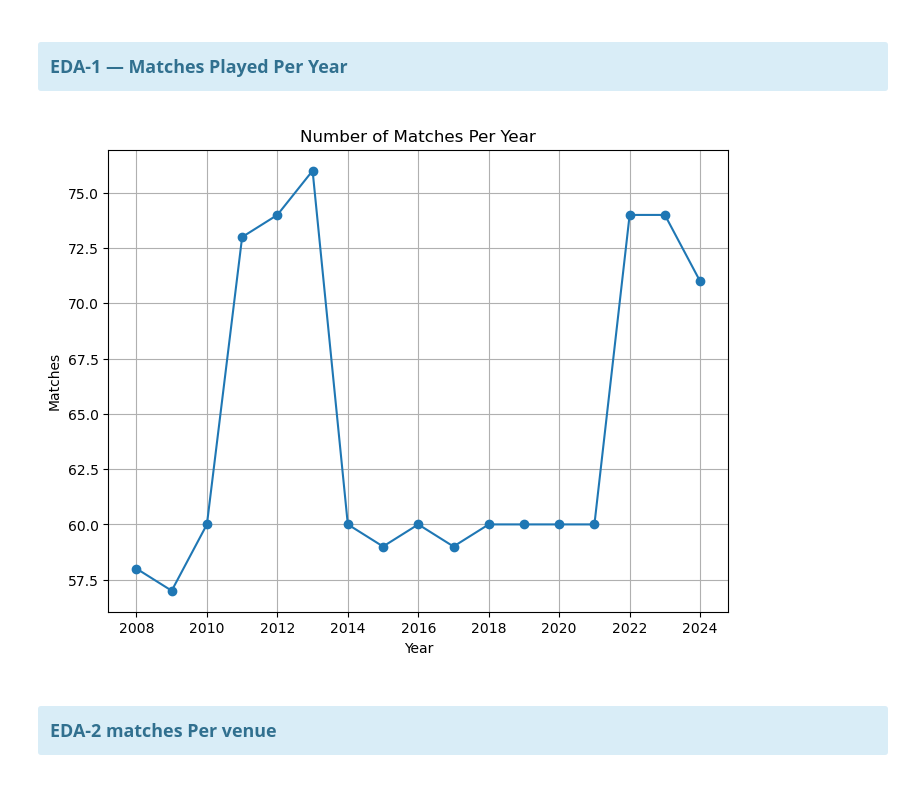
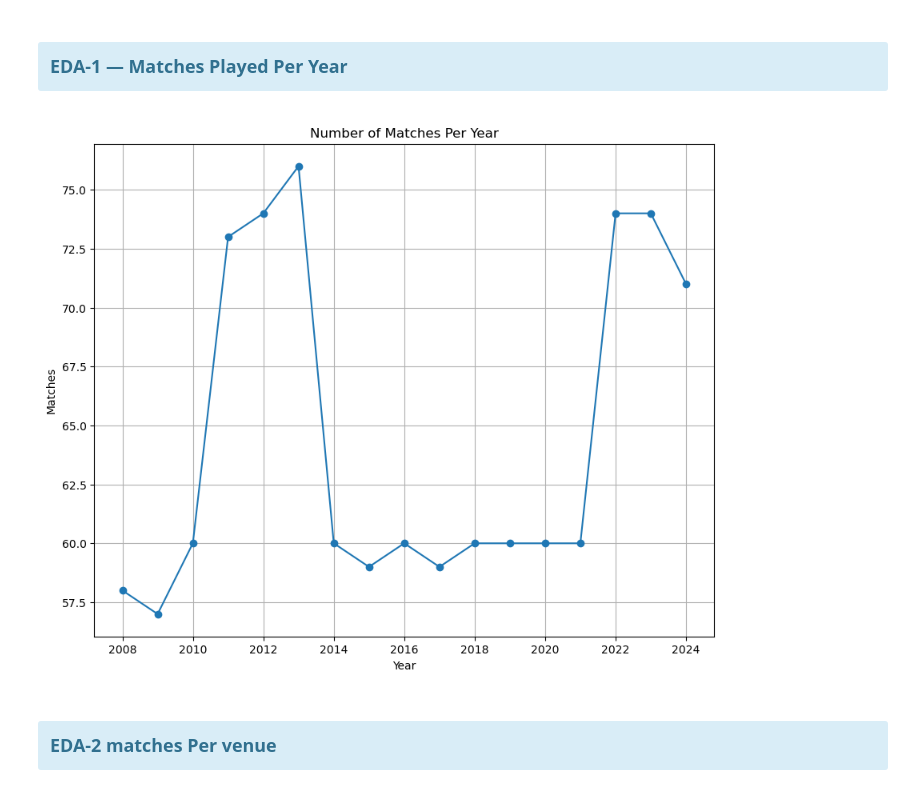
Before and after one commit to MuskanPtl12/IPL-Data-Analysis-Project, a Jupyter notebook: Notebooks/03_EDA.ipynb, the cells around one changed output. Cells and saved outputs as stored; diff of their text form; code cells hidden in the pictures.

```diff
--- a/Notebooks/03_EDA.ipynb
+++ b/Notebooks/03_EDA.ipynb
@@ -19,7 +19,7 @@ Libraries imported successfully
 # %%
 
 # Load Cleaned ipl_data dataset
-ipl_data=pd.read_csv( r"C:\Users\Akash\Downloads\Dataset\ipl_dataset_cleaned.csv",low_memory=False)
+ipl_data=pd.read_csv( "../Datasets/ipl_dataset_cleaned.csv",low_memory=False)
 # %% [markdown]
 ### <div class="alert alert-block alert-info"><b>Basic Overview<b><div>
 # %%
@@ -60,32 +60,32 @@ memory usage: 74.9+ MB
 # %%
 
 # MATCHES PER YEAR
 
 
 matches_per_year = ipl_data.groupby("year")["match_id"].nunique()
 
-plt.figure(figsize=(8,6))
+plt.figure(figsize=(10,8))
 
 plt.plot(
 
     matches_per_year.index,
 
     matches_per_year.values,
 
     marker="o"
 )
 
 plt.title("Number of Matches Per Year")
 
 plt.xlabel("Year")
 
 plt.ylabel("Matches")
 
 plt.grid()
 
 plt.show()
 # %% [output]
-[figure, old version]
+[figure, new version]
 # %% [markdown]
 ### <div class="alert alert-block alert-info"><b>EDA-2 matches Per venue<b><div>
 # %%
```
Also changed, not shown: parts of 8 cells of this notebook, 16 other files.
